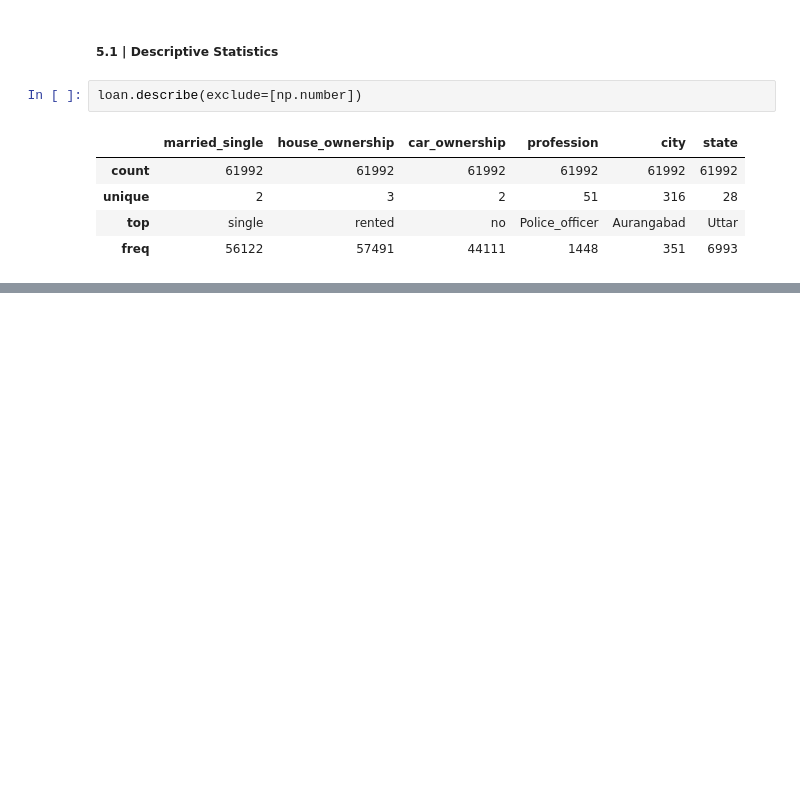
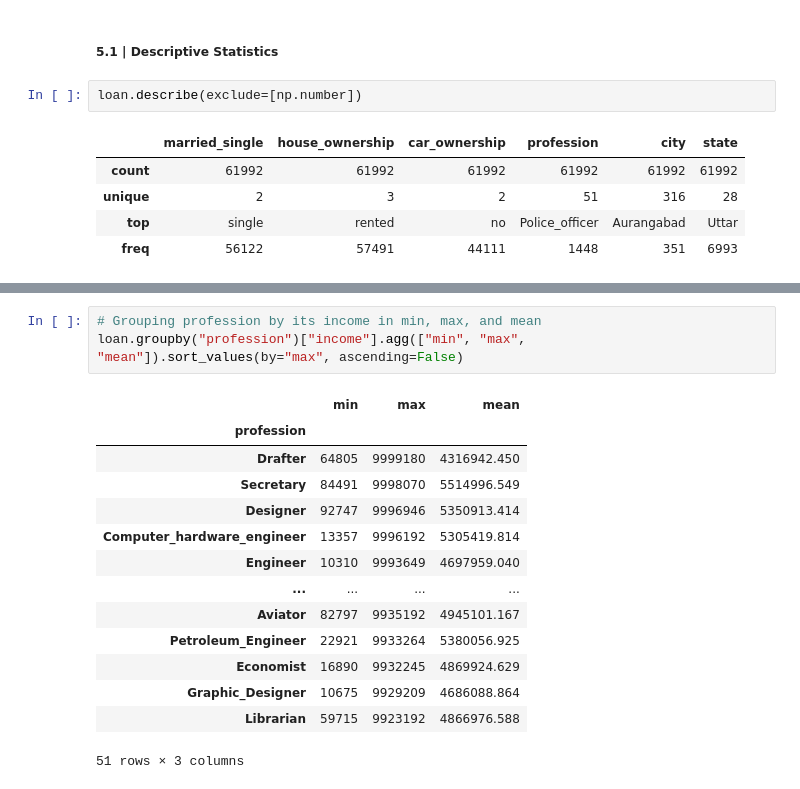
Before and after one commit to masete/Loan-Prediction-based-on-Customer-Behaviour, a Jupyter notebook: eda.ipynb, the cells around one changed output, grey strips where cells are left out. Cells and saved outputs as stored; diff of their text form; blank space fills up the shorter version.

```diff
--- a/eda.ipynb
+++ b/eda.ipynb
@@ -622,0 +635,18 @@ loan.describe(exclude=[np.number])
+# %%
+# Grouping profession by its income in min, max, and mean
+loan.groupby("profession")["income"].agg(["min", "max", "mean"]).sort_values(by="max", ascending=False)
+# %% [output]
+|  | min | max | mean |
+| profession |  |  |  |
+| Drafter | 64805 | 9999180 | 4316942.450 |
+| Secretary | 84491 | 9998070 | 5514996.549 |
+| Designer | 92747 | 9996946 | 5350913.414 |
+| Computer_hardware_engineer | 13357 | 9996192 | 5305419.814 |
+| Engineer | 10310 | 9993649 | 4697959.040 |
+| ... | ... | ... | ... |
+| Aviator | 82797 | 9935192 | 4945101.167 |
+| Petroleum_Engineer | 22921 | 9933264 | 5380056.925 |
+| Economist | 16890 | 9932245 | 4869924.629 |
+| Graphic_Designer | 10675 | 9929209 | 4686088.864 |
+| Librarian | 59715 | 9923192 | 4866976.588 |
+51 rows × 3 columns
```
Also changed, not shown: parts of 1 cell of this notebook.
